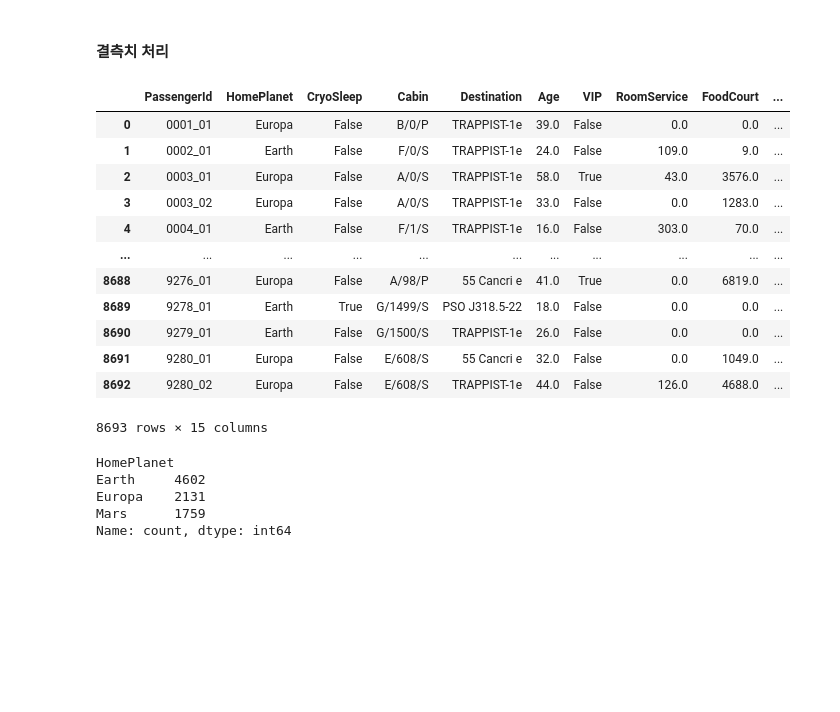
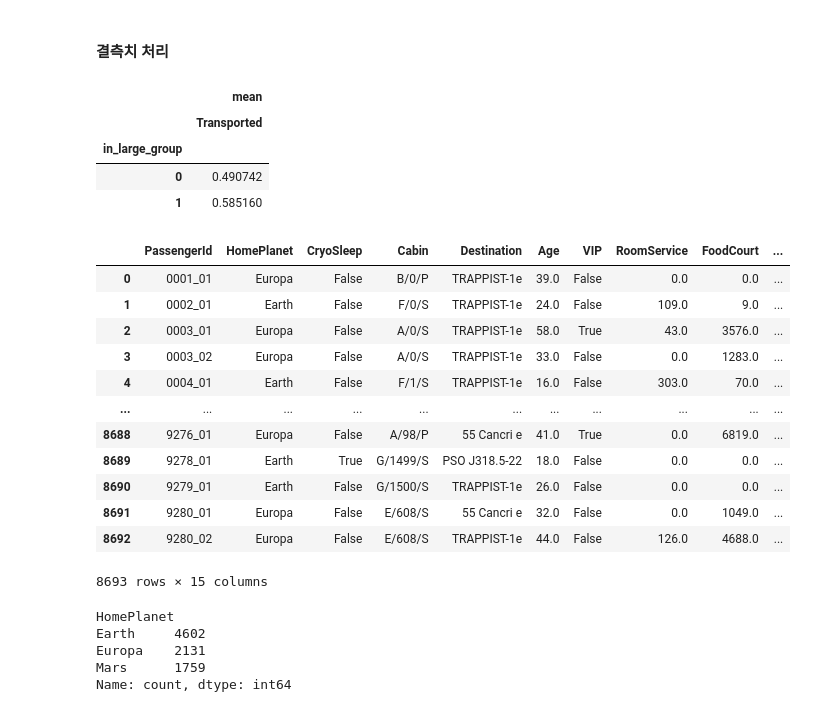
Before and after one commit to Bae-ChangHyun/Upstage-fastcampus, a Jupyter notebook: Spaceship-Titanic/Spaceship_Titanic.ipynb, the cells around one changed output. Cells and saved outputs as stored; diff of their text form; code cells hidden in the pictures; blank space fills up the shorter version.

Commit message:
:sparkles: Model train

```diff
--- a/Spaceship-Titanic/Spaceship_Titanic.ipynb
+++ b/Spaceship-Titanic/Spaceship_Titanic.ipynb
@@ -143,24 +170,32 @@ train
 # %%
 ## TO-DO ##
 ## group 정보를 passenger_Id로부터 추출해서, group_size가 4 이상인 고객들은 in_large_group 이라는 column에 1, 나머지는 0으로 하는 feature 생성
 group = train.PassengerId.apply(lambda x:x[:4])
 temp = group.value_counts()
 large_group_num = temp[temp >= 4].index
+# isin이 0 혹은 1반환
 train['in_large_group'] = group.isin(large_group_num) * 1
+# 의미있어보이지 않음..
+pd.pivot_table(train,values='Transported' ,index=['in_large_group'],aggfunc=['mean'])
 train
 # %% [output]
-|  | PassengerId | HomePlanet | CryoSleep | Cabin | Destination | Age | VIP | RoomService | FoodCourt | ... |
-| 0 | 0001_01 | Europa | False | B/0/P | TRAPPIST-1e | 39.0 | False | 0.0 | 0.0 | ... |
-| 1 | 0002_01 | Earth | False | F/0/S | TRAPPIST-1e | 24.0 | False | 109.0 | 9.0 | ... |
-| 2 | 0003_01 | Europa | False | A/0/S | TRAPPIST-1e | 58.0 | True | 43.0 | 3576.0 | ... |
-| 3 | 0003_02 | Europa | False | A/0/S | TRAPPIST-1e | 33.0 | False | 0.0 | 1283.0 | ... |
-| 4 | 0004_01 | Earth | False | F/1/S | TRAPPIST-1e | 16.0 | False | 303.0 | 70.0 | ... |
-| ... | ... | ... | ... | ... | ... | ... | ... | ... | ... | ... |
-| 8688 | 9276_01 | Europa | False | A/98/P | 55 Cancri e | 41.0 | True | 0.0 | 6819.0 | ... |
-| 8689 | 9278_01 | Earth | True | G/1499/S | PSO J318.5-22 | 18.0 | False | 0.0 | 0.0 | ... |
-| 8690 | 9279_01 | Earth | False | G/1500/S | TRAPPIST-1e | 26.0 | False | 0.0 | 0.0 | ... |
-| 8691 | 9280_01 | Europa | False | E/608/S | 55 Cancri e | 32.0 | False | 0.0 | 1049.0 | ... |
-| 8692 | 9280_02 | Europa | False | E/608/S | TRAPPIST-1e | 44.0 | False | 126.0 | 4688.0 | ... |
+|  | mean |
+|  | Transported |
+| in_large_group |  |
+| 0 | 0.490742 |
+| 1 | 0.585160 |
+|  | PassengerId | HomePlanet | CryoSleep | Cabin | Destination | Age | VIP | RoomService | FoodCourt | ... |
+| 0 | 0001_01 | Europa | False | B/0/P | TRAPPIST-1e | 39.0 | False | 0.0 | 0.0 | ... |
+| 1 | 0002_01 | Earth | False | F/0/S | TRAPPIST-1e | 24.0 | False | 109.0 | 9.0 | ... |
+| 2 | 0003_01 | Europa | False | A/0/S | TRAPPIST-1e | 58.0 | True | 43.0 | 3576.0 | ... |
+| 3 | 0003_02 | Europa | False | A/0/S | TRAPPIST-1e | 33.0 | False | 0.0 | 1283.0 | ... |
+| 4 | 0004_01 | Earth | False | F/1/S | TRAPPIST-1e | 16.0 | False | 303.0 | 70.0 | ... |
+| ... | ... | ... | ... | ... | ... | ... | ... | ... | ... | ... |
+| 8688 | 9276_01 | Europa | False | A/98/P | 55 Cancri e | 41.0 | True | 0.0 | 6819.0 | ... |
+| 8689 | 9278_01 | Earth | True | G/1499/S | PSO J318.5-22 | 18.0 | False | 0.0 | 0.0 | ... |
+| 8690 | 9279_01 | Earth | False | G/1500/S | TRAPPIST-1e | 26.0 | False | 0.0 | 0.0 | ... |
+| 8691 | 9280_01 | Europa | False | E/608/S | 55 Cancri e | 32.0 | False | 0.0 | 1049.0 | ... |
+| 8692 | 9280_02 | Europa | False | E/608/S | TRAPPIST-1e | 44.0 | False | 126.0 | 4688.0 | ... |
 8693 rows × 15 columns
 # %%
 train['HomePlanet'].value_counts()
```
Also changed, not shown: parts of 22 cells of this notebook.
